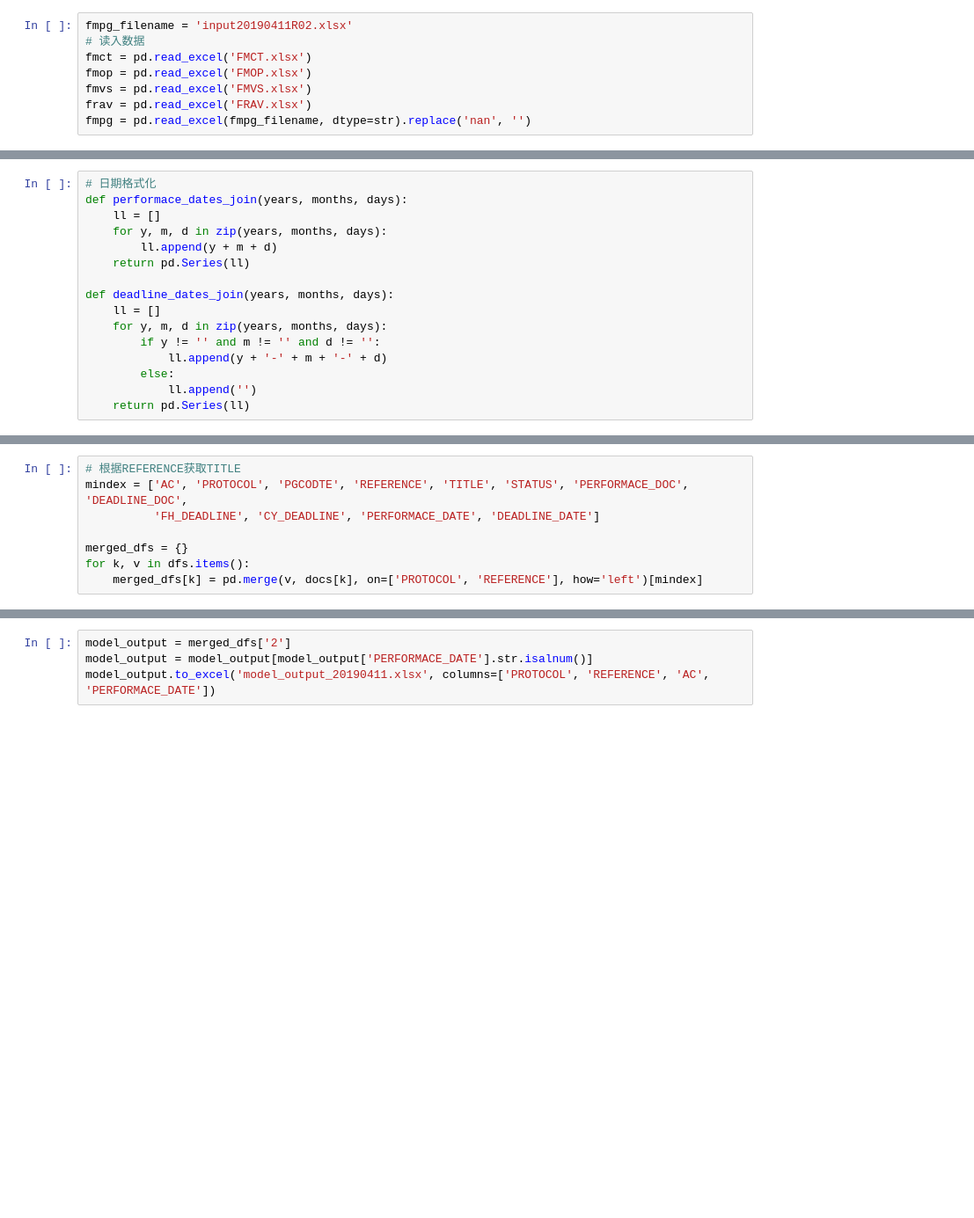
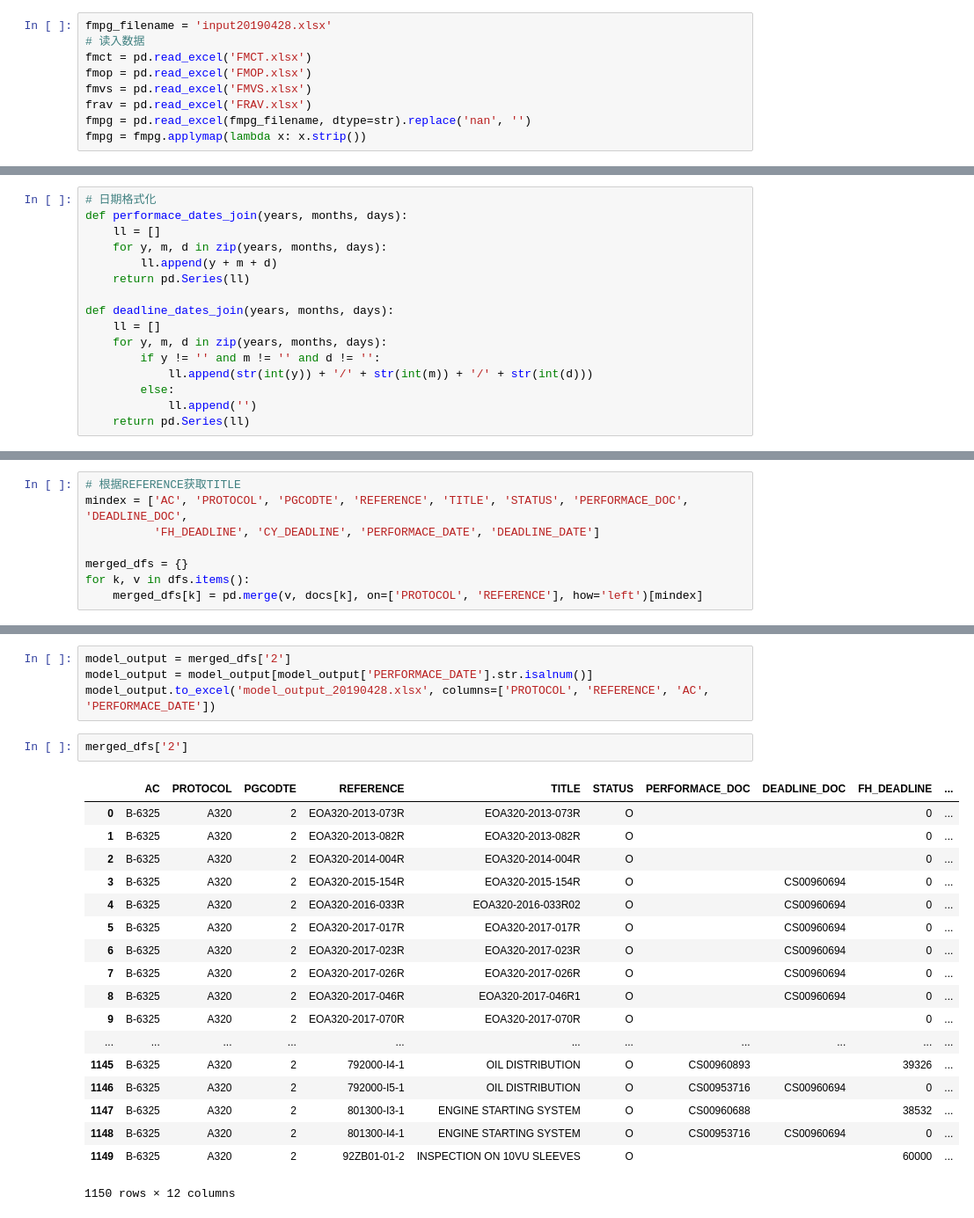
Before and after one commit to hanhansoul/PythonForDataAnalysis, a Jupyter notebook: practice/ppc/real_real_ppc_schedule_list_solve.ipynb, the cells around one changed output, grey strips where cells are left out. Shown at 88% size. Drawn from its saved outputs; the diff is of its cells as text; blank space fills up the shorter version.

```diff
--- a/practice/ppc/real_real_ppc_schedule_list_solve.ipynb
+++ b/practice/ppc/real_real_ppc_schedule_list_solve.ipynb
@@ -1,13 +1,14 @@
 # %%
 import pandas as pd
 # %%
-fmpg_filename = 'input20190411R02.xlsx'
+fmpg_filename = 'input20190428.xlsx'
 # 读入数据
 fmct = pd.read_excel('FMCT.xlsx')
 fmop = pd.read_excel('FMOP.xlsx')
 fmvs = pd.read_excel('FMVS.xlsx')
 frav = pd.read_excel('FRAV.xlsx')
 fmpg = pd.read_excel(fmpg_filename, dtype=str).replace('nan', '')
+fmpg = fmpg.applymap(lambda x: x.strip())
 # %%
 # 重命名参考表列名
 nfmvs = pd.DataFrame(fmvs[['VSAPPL', 'VSNUMDOC', 'VSTITRE']])
@@ -29,7 +30,7 @@ def deadline_dates_join(years, months, days):
     ll = []
     for y, m, d in zip(years, months, days):
         if y != '' and m != '' and d != '':
-            ll.append(y + '-' + m + '-' + d)
+            ll.append(str(int(y)) + '/' + str(int(m)) + '/' + str(int(d)))
         else:
             ll.append('')
     return pd.Series(ll)
@@ -79,4 +80,25 @@ not_filtered_df.to_excel('not_filtered_output_20190411.xlsx', columns=['AC', 'PR
 # %%
 model_output = merged_dfs['2']
 model_output = model_output[model_output['PERFORMACE_DATE'].str.isalnum()]
-model_output.to_excel('model_output_20190411.xlsx', columns=['PROTOCOL', 'REFERENCE', 'AC', 'PERFORMACE_DATE'])
+model_output.to_excel('model_output_20190428.xlsx', columns=['PROTOCOL', 'REFERENCE', 'AC', 'PERFORMACE_DATE'])
+# %%
+merged_dfs['2']
+# %% [output]
+|  | AC | PROTOCOL | PGCODTE | REFERENCE | TITLE | STATUS | PERFORMACE_DOC | DEADLINE_DOC | FH_DEADLINE | ... |
+| 0 | B-6325 | A320 | 2 | EOA320-2013-073R | EOA320-2013-073R | O |  |  | 0 | ... |
+| 1 | B-6325 | A320 | 2 | EOA320-2013-082R | EOA320-2013-082R | O |  |  | 0 | ... |
+| 2 | B-6325 | A320 | 2 | EOA320-2014-004R | EOA320-2014-004R | O |  |  | 0 | ... |
+| 3 | B-6325 | A320 | 2 | EOA320-2015-154R | EOA320-2015-154R | O |  | CS00960694 | 0 | ... |
+| 4 | B-6325 | A320 | 2 | EOA320-2016-033R | EOA320-2016-033R02 | O |  | CS00960694 | 0 | ... |
+| 5 | B-6325 | A320 | 2 | EOA320-2017-017R | EOA320-2017-017R | O |  | CS00960694 | 0 | ... |
+| 6 | B-6325 | A320 | 2 | EOA320-2017-023R | EOA320-2017-023R | O |  | CS00960694 | 0 | ... |
+| 7 | B-6325 | A320 | 2 | EOA320-2017-026R | EOA320-2017-026R | O |  | CS00960694 | 0 | ... |
+| 8 | B-6325 | A320 | 2 | EOA320-2017-046R | EOA320-2017-046R1 | O |  | CS00960694 | 0 | ... |
+| 9 | B-6325 | A320 | 2 | EOA320-2017-070R | EOA320-2017-070R | O |  |  | 0 | ... |
+| ... | ... | ... | ... | ... | ... | ... | ... | ... | ... | ... |
+| 1145 | B-6325 | A320 | 2 | 792000-I4-1 | OIL DISTRIBUTION | O | CS00960893 |  | 39326 | ... |
+| 1146 | B-6325 | A320 | 2 | 792000-I5-1 | OIL DISTRIBUTION | O | CS00953716 | CS00960694 | 0 | ... |
+| 1147 | B-6325 | A320 | 2 | 801300-I3-1 | ENGINE STARTING SYSTEM | O | CS00960688 |  | 38532 | ... |
+| 1148 | B-6325 | A320 | 2 | 801300-I4-1 | ENGINE STARTING SYSTEM | O | CS00953716 | CS00960694 | 0 | ... |
+| 1149 | B-6325 | A320 | 2 | 92ZB01-01-2 | INSPECTION ON 10VU SLEEVES | O |  |  | 60000 | ... |
+1150 rows × 12 columns
```
Also changed, not shown: parts of 2 cells of this notebook.
